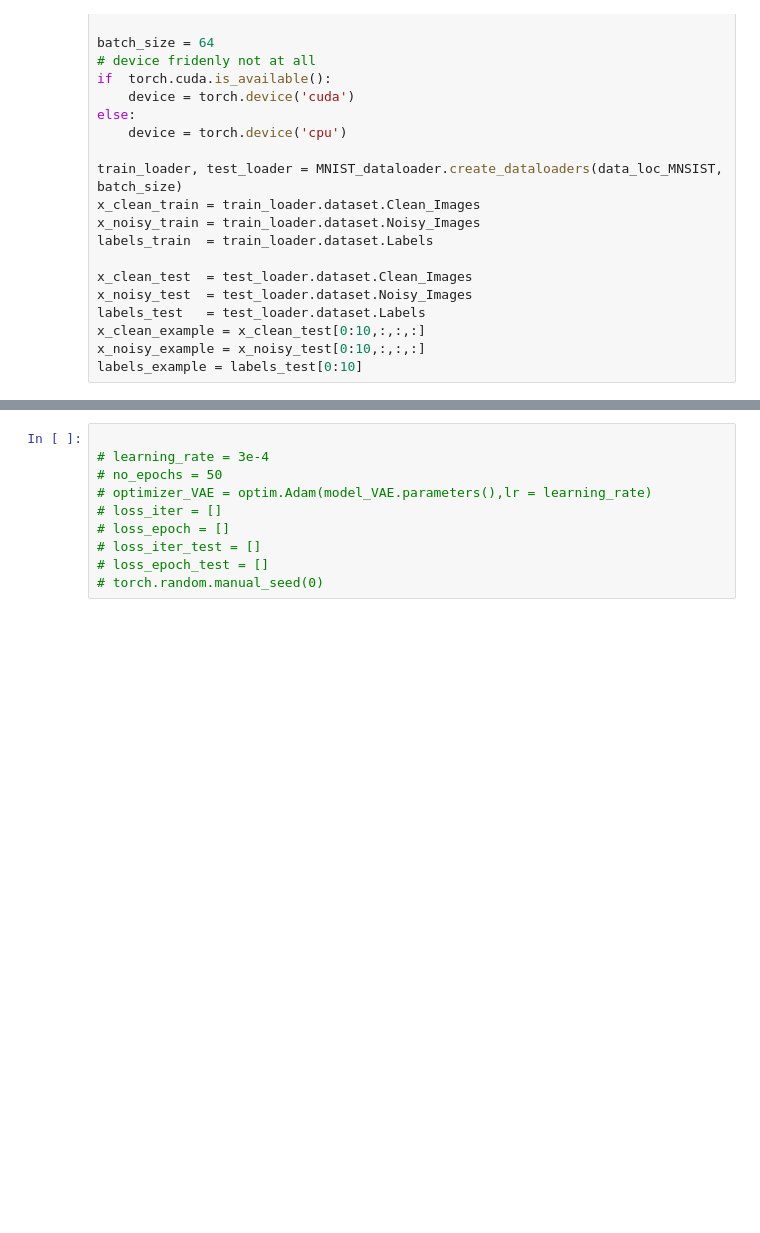
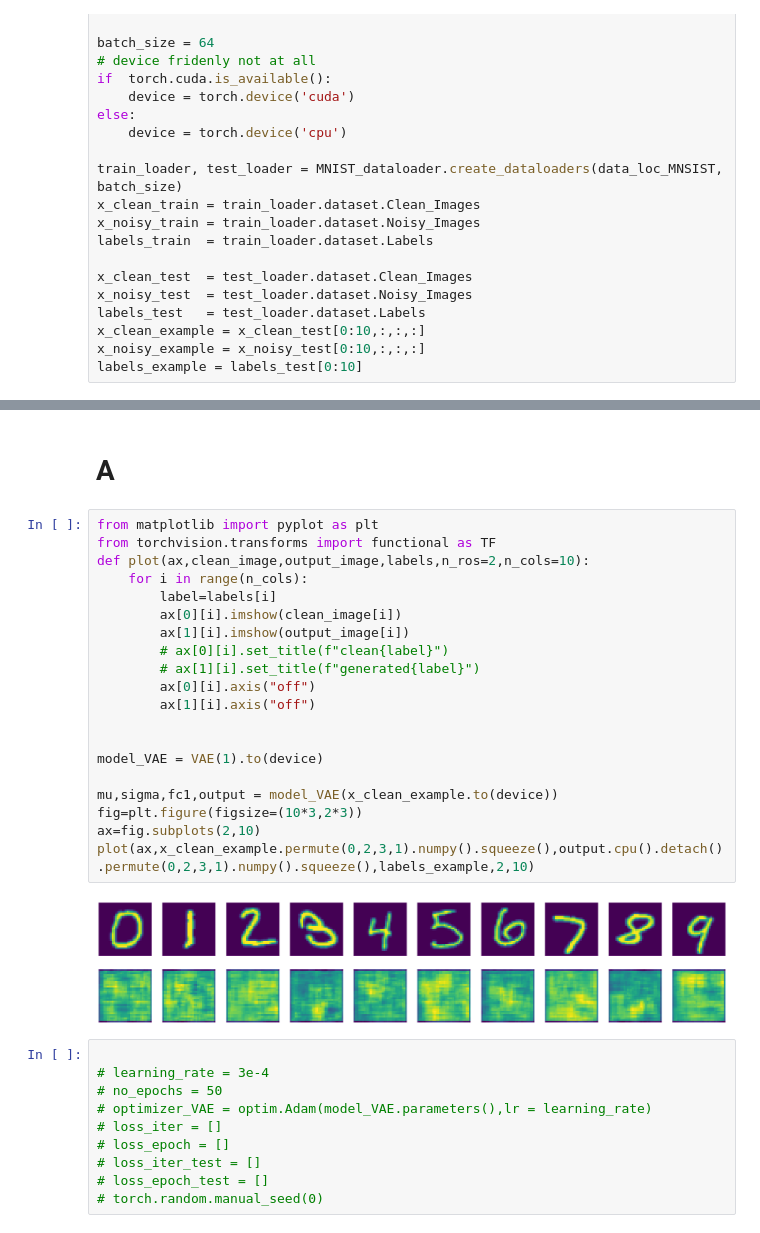
Before and after one commit to Lynch1206/5LSL0_HW, a Jupyter notebook: Assignment3/Code - for students/Ex8.ipynb, the cells around one changed output, grey strips where cells are left out. Drawn from its saved outputs; the diff is of its cells as text; blank space fills up the shorter version.

```diff
--- a/Assignment3/Code - for students/Ex8.ipynb
+++ b/Assignment3/Code - for students/Ex8.ipynb
@@ -140,3 +51,27 @@ labels_example = labels_test[0:10]
+# %% [markdown]
+# A
+# %%
+from matplotlib import pyplot as plt
+from torchvision.transforms import functional as TF
+def plot(ax,clean_image,output_image,labels,n_ros=2,n_cols=10):
+    for i in range(n_cols):
+        label=labels[i]
+        ax[0][i].imshow(clean_image[i])
+        ax[1][i].imshow(output_image[i])
+        # ax[0][i].set_title(f"clean{label}")
+        # ax[1][i].set_title(f"generated{label}")
+        ax[0][i].axis("off")
+        ax[1][i].axis("off")
+
+
+model_VAE = VAE(1).to(device)
+
+mu,sigma,fc1,output = model_VAE(x_clean_example.to(device))
+fig=plt.figure(figsize=(10*3,2*3))
+ax=fig.subplots(2,10)
+plot(ax,x_clean_example.permute(0,2,3,1).numpy().squeeze(),output.cpu().detach().permute(0,2,3,1).numpy().squeeze(),labels_example,2,10)
+# %% [output]
+[figure, added]
 # %%
 
 # learning_rate = 3e-4
```
Also changed, not shown: parts of 10 cells of this notebook.
